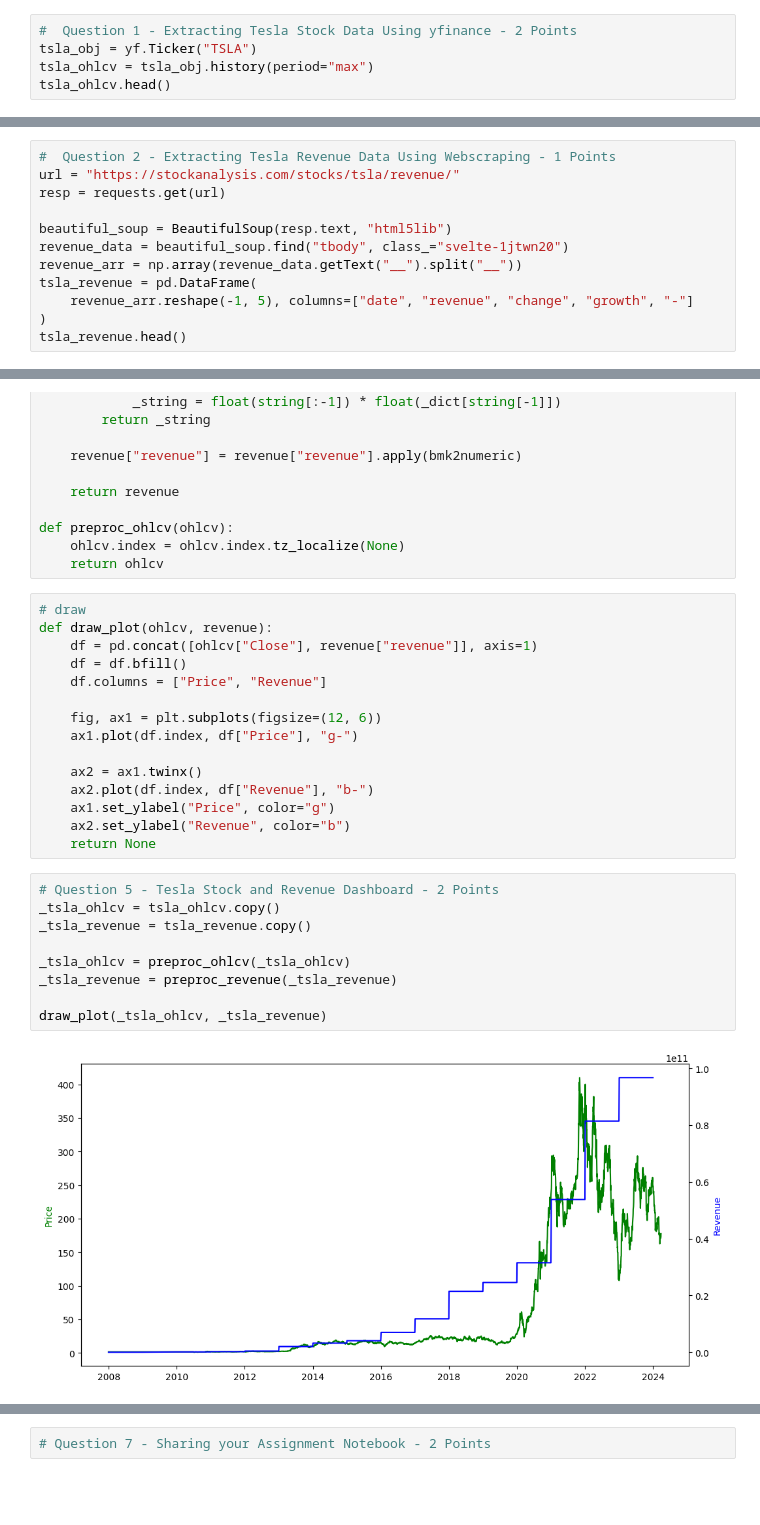
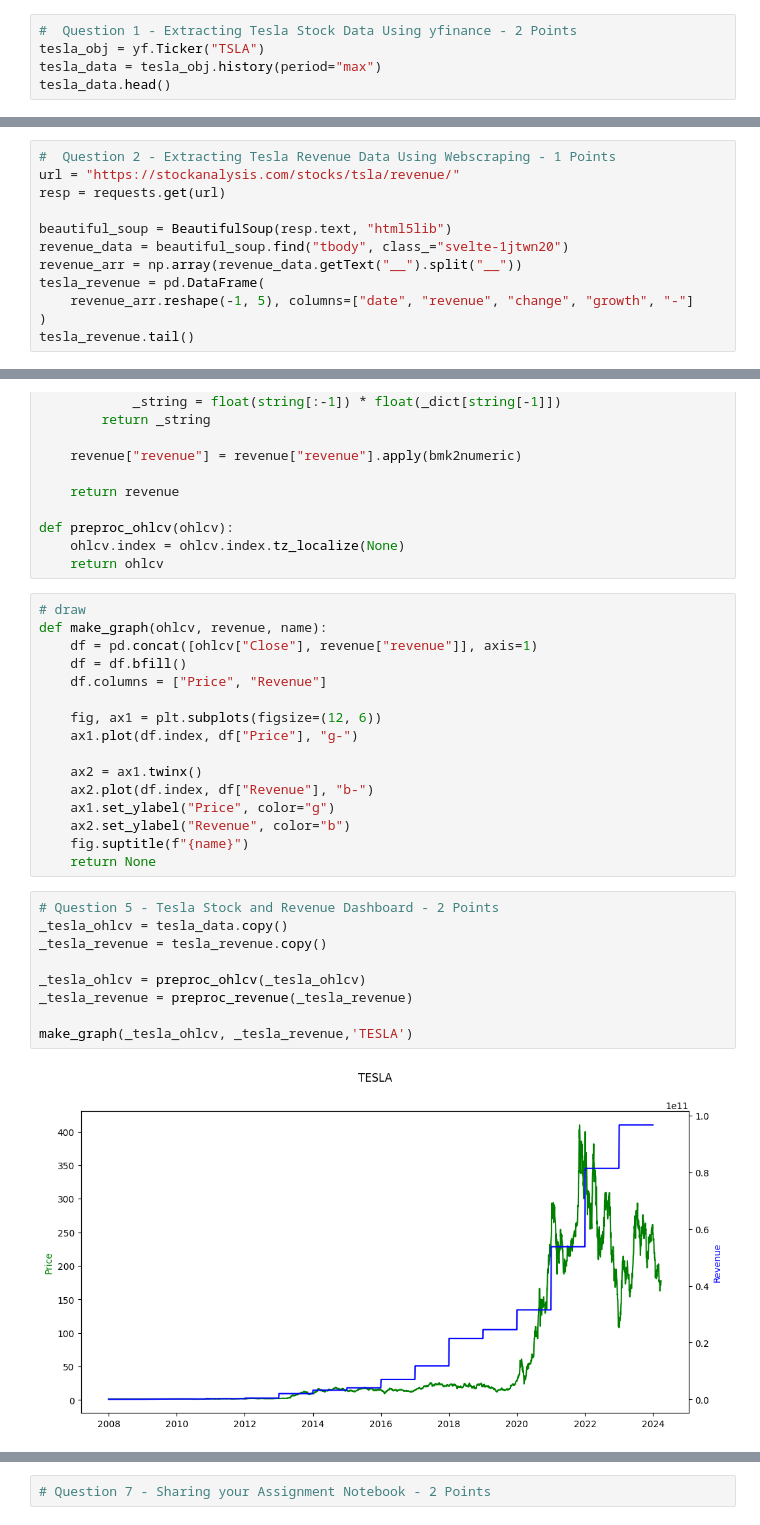
Before and after one commit to jackmappotion/IBM-Analyzing-Historical-Stock-Revenue, a Jupyter notebook: 01.ipynb, the cells around one changed output, grey strips where cells are left out. Cells and saved outputs as stored; diff of their text form; blank space fills up the shorter version.

Commit message:
:recycle: [modify] function names

```diff
--- a/01.ipynb
+++ b/01.ipynb
@@ -8,9 +8,9 @@ from bs4 import BeautifulSoup
 import matplotlib.pyplot as plt
 # %%
 #  Question 1 - Extracting Tesla Stock Data Using yfinance - 2 Points
-tsla_obj = yf.Ticker("TSLA")
-tsla_ohlcv = tsla_obj.history(period="max")
-tsla_ohlcv.head()
+tesla_obj = yf.Ticker("TSLA")
+tesla_data = tesla_obj.history(period="max")
+tesla_data.head()
 # %% [output]
 |  | Open | High | Low | Close | Volume | Dividends | Stock Splits |
 | Date |  |  |  |  |  |  |  |
@@ -27,9 +27,9 @@ resp = requests.get(url)
 beautiful_soup = BeautifulSoup(resp.text, "html5lib")
 revenue_data = beautiful_soup.find("tbody", class_="svelte-1jtwn20")
 revenue_arr = np.array(revenue_data.getText("__").split("__"))
-tsla_revenue = pd.DataFrame(
+tesla_revenue = pd.DataFrame(
     revenue_arr.reshape(-1, 5), columns=["date", "revenue", "change", "growth", "-"]
 )
-tsla_revenue.head()
+tesla_revenue.tail()
 # %% [output]
 |  | date | revenue | change | growth | - |
@@ -102,7 +99,7 @@ def preproc_ohlcv(ohlcv):
     return ohlcv
 # %%
 # draw
-def draw_plot(ohlcv, revenue):
+def make_graph(ohlcv, revenue, name):
     df = pd.concat([ohlcv["Close"], revenue["revenue"]], axis=1)
     df = df.bfill()
     df.columns = ["Price", "Revenue"]
@@ -114,17 +111,18 @@ def draw_plot(ohlcv, revenue):
     ax2.plot(df.index, df["Revenue"], "b-")
     ax1.set_ylabel("Price", color="g")
     ax2.set_ylabel("Revenue", color="b")
+    fig.suptitle(f"{name}")
     return None
 # %%
 # Question 5 - Tesla Stock and Revenue Dashboard - 2 Points
-_tsla_ohlcv = tsla_ohlcv.copy()
-_tsla_revenue = tsla_revenue.copy()
+_tesla_ohlcv = tesla_data.copy()
+_tesla_revenue = tesla_revenue.copy()
 
-_tsla_ohlcv = preproc_ohlcv(_tsla_ohlcv)
-_tsla_revenue = preproc_revenue(_tsla_revenue)
+_tesla_ohlcv = preproc_ohlcv(_tesla_ohlcv)
+_tesla_revenue = preproc_revenue(_tesla_revenue)
 
-draw_plot(_tsla_ohlcv, _tsla_revenue)
+make_graph(_tesla_ohlcv, _tesla_revenue,'TESLA')
 # %% [output]
-[figure, old version]
+[figure, new version]
 # %%
 # Question 6 - GameStop Stock and Revenue Dashboard- 2 Points
```
Also changed, not shown: parts of 5 cells of this notebook.
